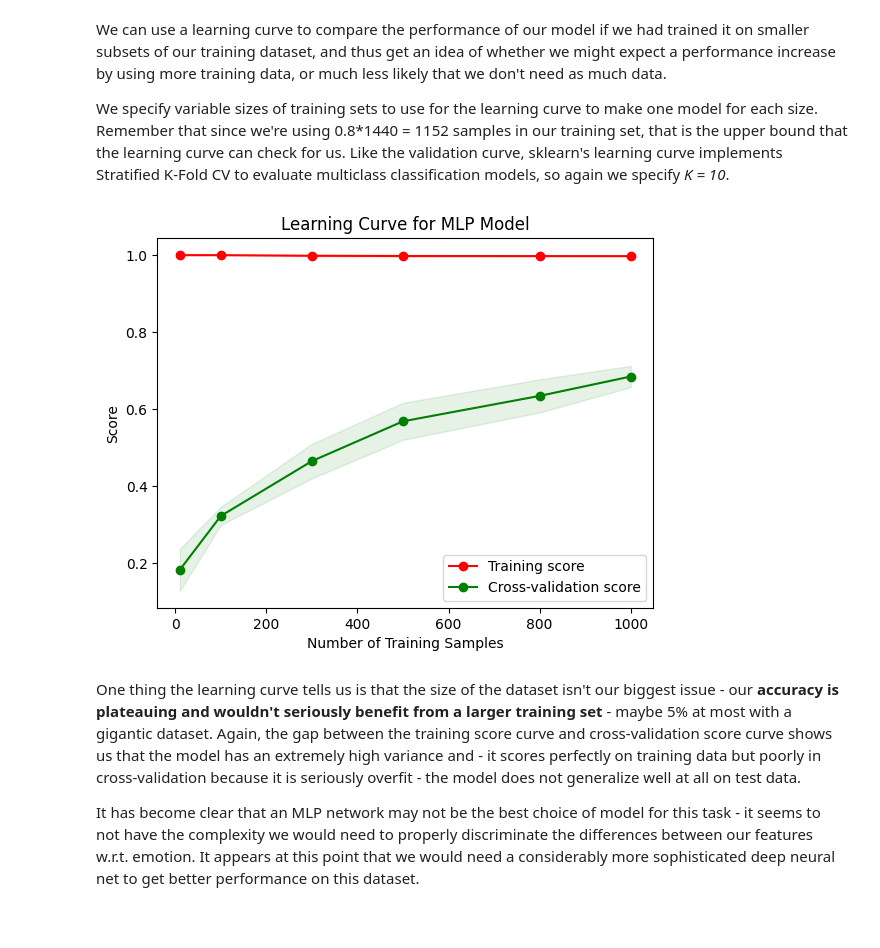
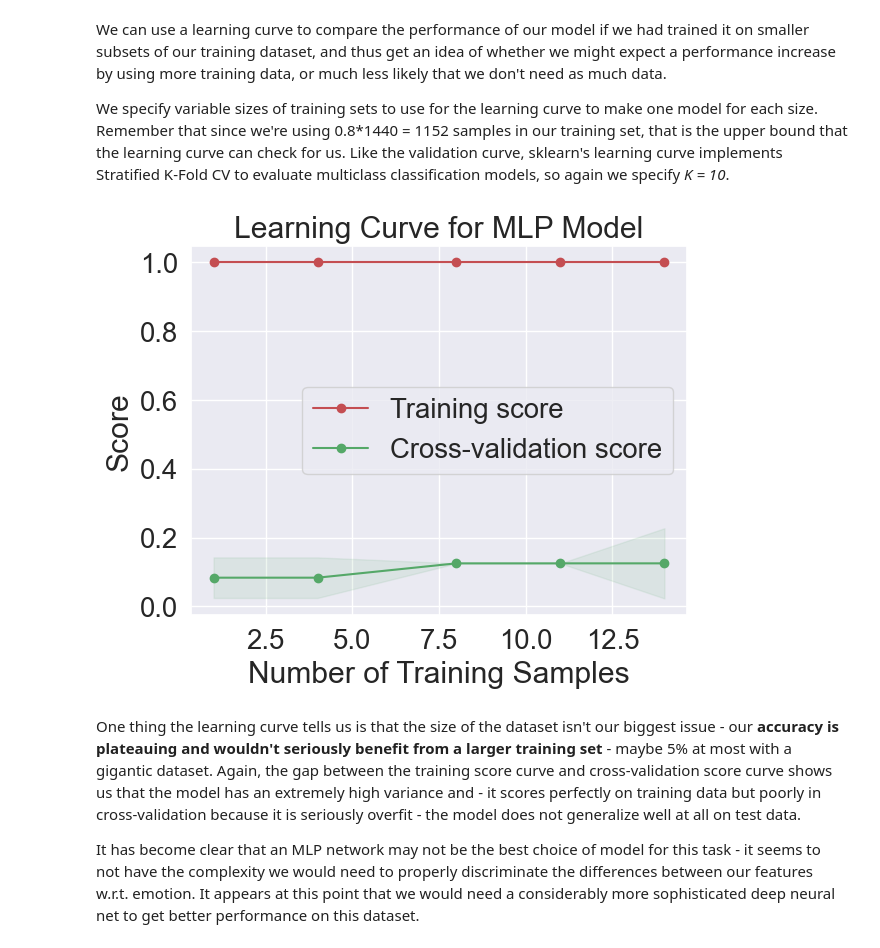
Before and after one commit to tksn11/Week4-NeuralNetworks, a Jupyter notebook: Week4__Neural_Networks.ipynb, the cells around one changed output. Drawn from its saved outputs; the diff is of its cells as text; code cells hidden in the pictures; blank space fills up the shorter version.

```diff
--- a/Week4__Neural_Networks.ipynb
+++ b/Week4__Neural_Networks.ipynb
@@ -198,5 +198,5 @@ Numerical features extracted per sample: 180
 # %% [markdown]
 Once saved you only need to load them later by running the cell below, and **skip every cell above** except for the one in which we import libraries.
 # %%
-features=pd.read_csv('featuresRavdess.csv',index_col=0)
-emotions=pd.read_csv('emotionsRavdess.csv',index_col=0)
+features=pd.read_csv('featuresRavdess25.csv',index_col=0)
+emotions=pd.read_csv('emotionsRavdess25.csv',index_col=0)
@@ -609,7 +509,7 @@ parameter_space = {
 grid = GridSearchCV(
     model,
     parameter_space,
-    cv=10, # CV here shows how many fold of cross-validation we'll do
+    cv=3, # CV here shows how many fold of cross-validation we'll do
     n_jobs=-1,
     verbose=10)
 # Fit the models specified by the parameter grid
@@ -771,7 +715,7 @@ Choose _K_ for our K-Fold CV and train the MLP classifier on each set of train/v
 from sklearn.model_selection import StratifiedKFold
 
 kfold = StratifiedKFold(
-    n_splits=10,
+    n_splits=3,
     random_state=42,
     shuffle=True
 )
@@ -824,38 +764,38 @@ train_sizes, train_scores, test_scores = learning_curve(
     model,
     X=X_train,
     y=y_train,
-    cv=10,
+    cv=3,
     shuffle=True,
     random_state=42,
     n_jobs=4,
     # We have (0.8*1440)/10 = 115/1150 training samples, 1035/1150 test samples
-    train_sizes=[10,100,300,500,800, 1000] # bounded at 1035 for this dataset for 10-fold cv
+    train_sizes=[0.1, 0.3, 0.5, 0.7, 0.9] # bounded at 1035 for this dataset for 10-fold cv
 )
 # Get errors for learning curve
 train_scores_mean = np.mean(train_scores, axis=1)
 train_scores_std = np.std(train_scores, axis=1)
 test_scores_mean = np.mean(test_scores, axis=1)
 test_scores_std = np.std(test_scores, axis=1)
 
 # Plot learning curve
 plt.figure()
 plt.fill_between(train_sizes, train_scores_mean - train_scores_std,
                      train_scores_mean + train_scores_std, alpha=0.1,
                      color="r")
 plt.fill_between(train_sizes, test_scores_mean - test_scores_std,
                      test_scores_mean + test_scores_std, alpha=0.1,
                      color="g")
 plt.plot(train_sizes, train_scores_mean, 'o-', color="r",
              label="Training score")
 plt.plot(train_sizes, test_scores_mean, 'o-', color="g",
              label="Cross-validation score")
 plt.title('Learning Curve for MLP Model')
 plt.xlabel('Number of Training Samples')
 plt.ylabel('Score')
 plt.legend(loc="best")
 plt.show()
 # %% [output]
-[figure, old version]
+[figure, new version]
 # %% [markdown]
 One thing the learning curve tells us is that the size of the dataset isn't our biggest issue - our **accuracy is plateauing and wouldn't seriously benefit from a larger training set** - maybe 5% at most with a gigantic dataset. Again, the gap between the training score curve and cross-validation score curve shows us that the model has an extremely high variance and - it scores perfectly on training data but poorly in cross-validation because it is seriously overfit - the model does not generalize well at all on test data.
 
```
Also changed, not shown: parts of 20 cells of this notebook.
